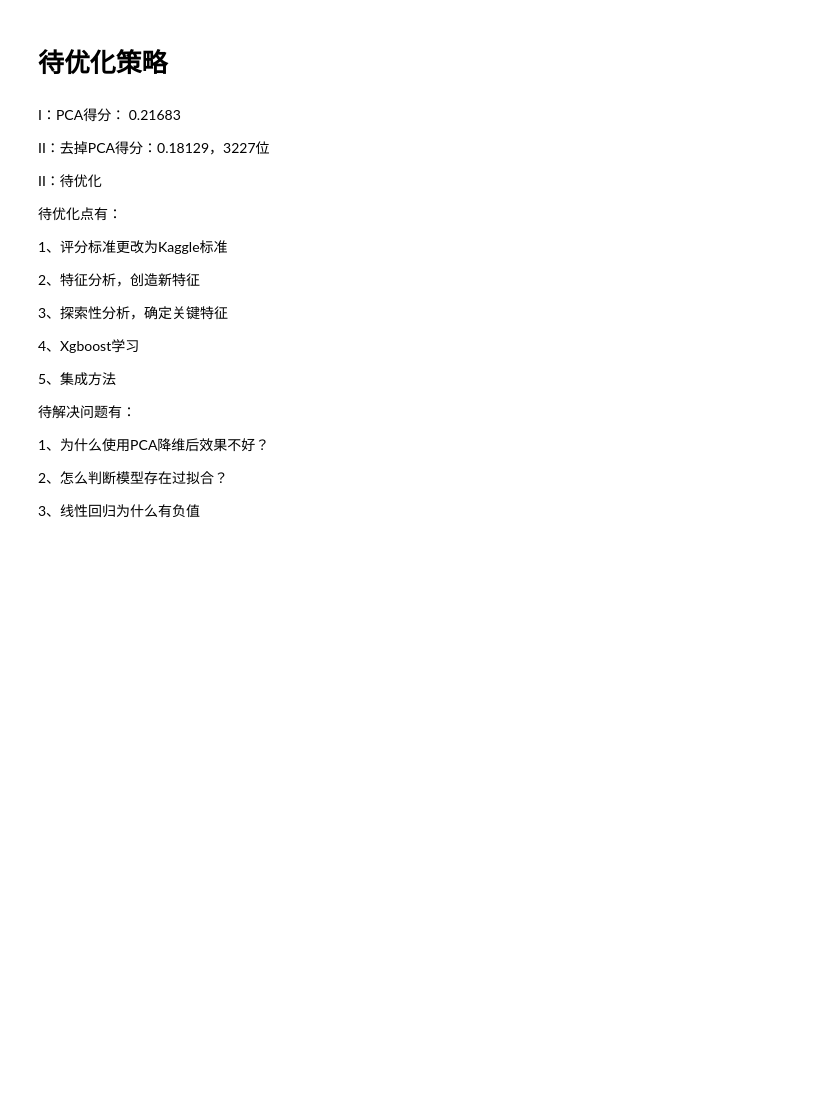
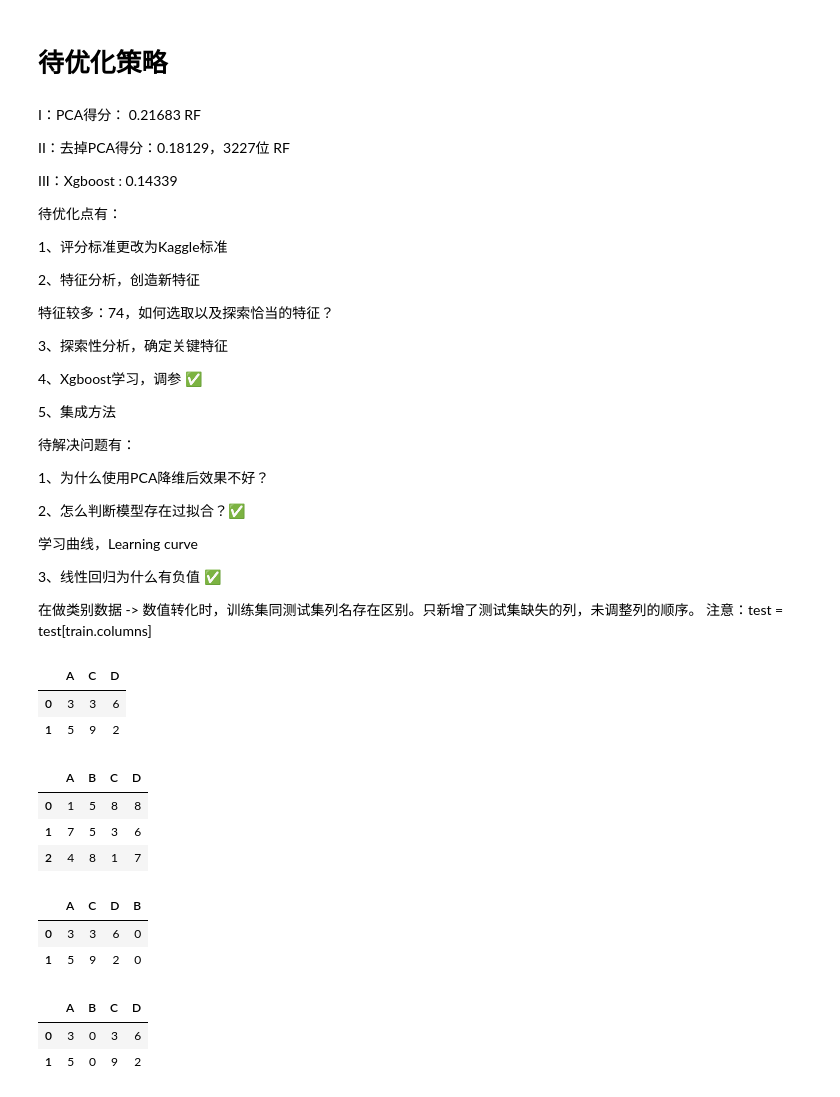
Before and after one commit to Gyczero/Kaggle-Solutions, a Jupyter notebook: House Prices/Untitled.ipynb, the cells around one changed output. Drawn from its saved outputs; the diff is of its cells as text; code cells hidden in the pictures; blank space fills up the shorter version.

```diff
--- a/House Prices/Untitled.ipynb
+++ b/House Prices/Untitled.ipynb
@@ -487,11 +556,12 @@ predict_df.to_csv('Submission.csv')
 # %% [markdown]
 # 待优化策略
 # %% [markdown]
-I：PCA得分： 0.21683
+I：PCA得分： 0.21683  RF
 
-II：去掉PCA得分：0.18129，3227位
+II：去掉PCA得分：0.18129，3227位  RF
 
-II：待优化
+III：Xgboost : 0.14339
+
 
 待优化点有：
 
@@ -499,9 +569,11 @@ II：待优化
 
 2、特征分析，创造新特征
 
+特征较多：74，如何选取以及探索恰当的特征？
+
 3、探索性分析，确定关键特征
 
-4、Xgboost学习
+4、Xgboost学习，调参  ✅
 
 5、集成方法
 
@@ -510,6 +582,13 @@ II：待优化
 
 1、为什么使用PCA降维后效果不好？
 
-2、怎么判断模型存在过拟合？
+2、怎么判断模型存在过拟合？✅
 
-3、线性回归为什么有负值
+学习曲线，Learning curve
+
+3、线性回归为什么有负值 ✅
+
+在做类别数据 -> 数值转化时，训练集同测试集列名存在区别。只新增了测试集缺失的列，未调整列的顺序。
+注意：test = test[train.columns]
+# %%
+df = pd.DataFrame(np.random.randint(1,10, size=(3,4)), columns = ['A', 'B', 'C', 'D'])
@@ -515,0 +597,13 @@ II：待优化
+# %%
+df2
+# %% [output]
+|  | A | C | D |
+| 0 | 3 | 3 | 6 |
+| 1 | 5 | 9 | 2 |
+# %%
+df
+# %% [output]
+|  | A | B | C | D |
+| 0 | 1 | 5 | 8 | 8 |
+| 1 | 7 | 5 | 3 | 6 |
+| 2 | 4 | 8 | 1 | 7 |
@@ -515,0 +614,6 @@ II：待优化
+# %%
+df2
+# %% [output]
+|  | A | C | D | B |
+| 0 | 3 | 3 | 6 | 0 |
+| 1 | 5 | 9 | 2 | 0 |
@@ -515,0 +622,6 @@ II：待优化
+# %%
+df2
+# %% [output]
+|  | A | B | C | D |
+| 0 | 3 | 0 | 3 | 6 |
+| 1 | 5 | 0 | 9 | 2 |
```
Also changed, not shown: parts of 22 cells of this notebook, 1 other file.
